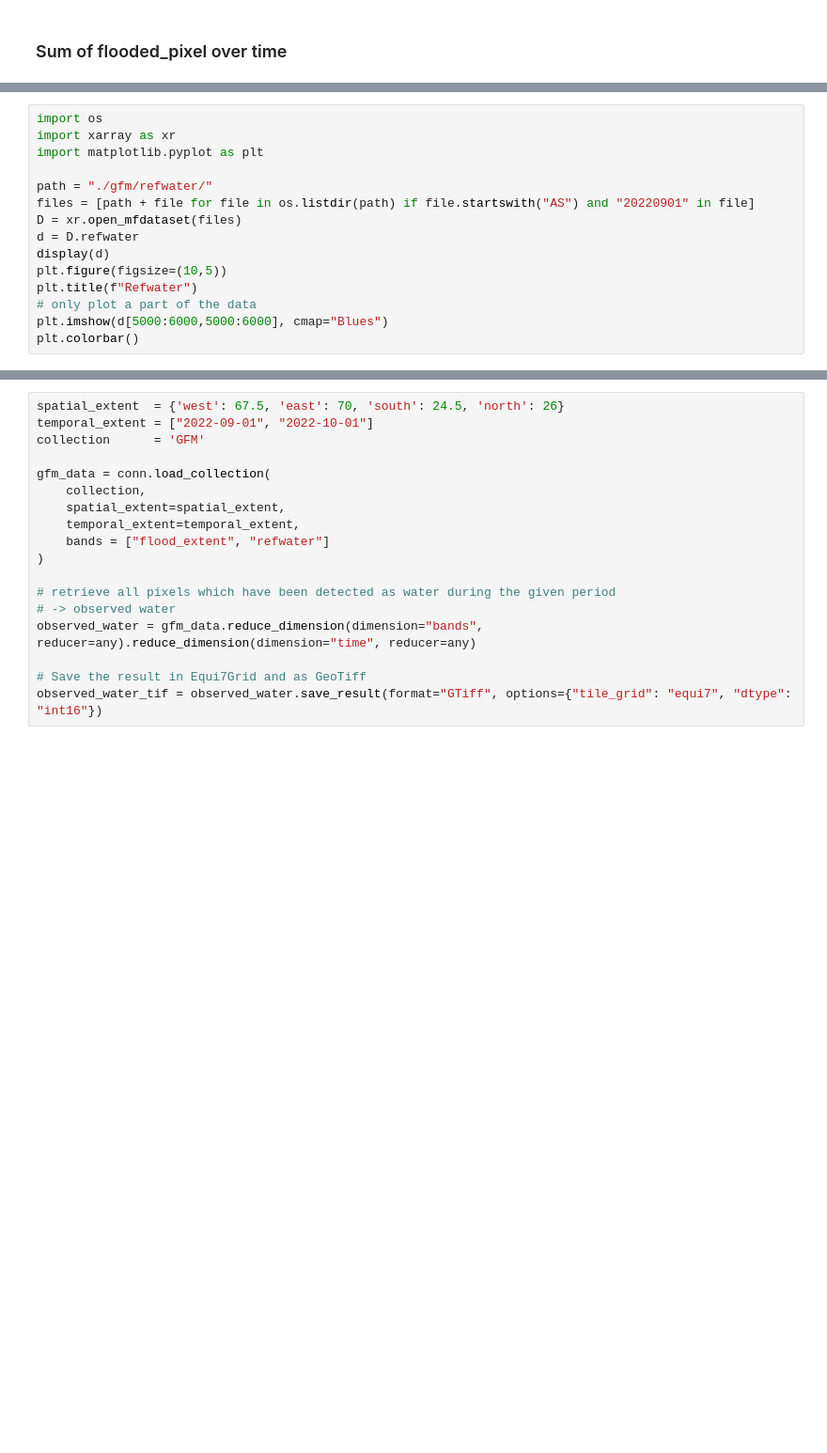
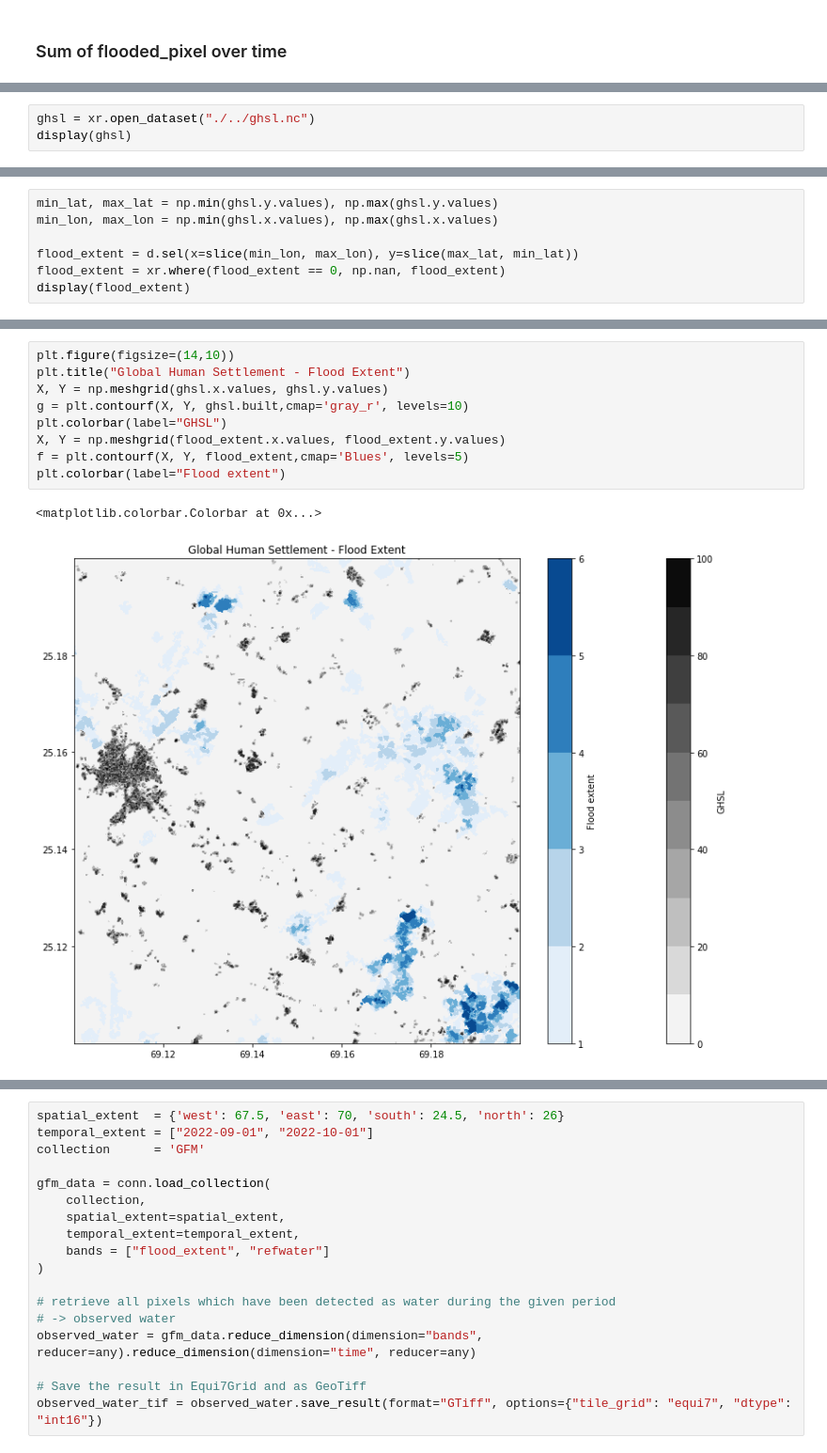
Before and after one commit to eodcgmbh/openeo-examples, a Jupyter notebook: UCs/UC11.ipynb, the cells around one changed output, grey strips where cells are left out. Shown: that part at 94% size. Cells and saved outputs as stored; diff of their text form; blank space fills up the shorter version.

Commit message:
update flood notebook

```diff
--- a/UCs/UC11.ipynb
+++ b/UCs/UC11.ipynb
@@ -87,15 +120,0 @@ results.download_files("./gfm/refwater/")
-# %%
-import os
-import xarray as xr
-import matplotlib.pyplot as plt
-
-path = "./gfm/refwater/"
-files = [path + file for file in os.listdir(path) if file.startswith("AS") and "20220901" in file]
-D = xr.open_mfdataset(files)
-d = D.refwater
-display(d)
-plt.figure(figsize=(10,5))
-plt.title(f"Refwater")
-# only plot a part of the data
-plt.imshow(d[5000:6000,5000:6000], cmap="Blues")
-plt.colorbar()
@@ -101,0 +127,3 @@ plt.colorbar()
+# %%
+ghsl = xr.open_dataset("./../ghsl.nc")
+display(ghsl)
@@ -101,0 +140,7 @@ plt.colorbar()
+# %%
+min_lat, max_lat = np.min(ghsl.y.values), np.max(ghsl.y.values)
+min_lon, max_lon = np.min(ghsl.x.values), np.max(ghsl.x.values)
+
+flood_extent = d.sel(x=slice(min_lon, max_lon), y=slice(max_lat, min_lat))
+flood_extent = xr.where(flood_extent == 0, np.nan, flood_extent)
+display(flood_extent)
@@ -102,2 +172,14 @@ plt.colorbar()
+# %%
+plt.figure(figsize=(14,10))
+plt.title("Global Human Settlement - Flood Extent")
+X, Y = np.meshgrid(ghsl.x.values, ghsl.y.values)
+g = plt.contourf(X, Y, ghsl.built,cmap='gray_r', levels=10)
+plt.colorbar(label="GHSL")
+X, Y = np.meshgrid(flood_extent.x.values, flood_extent.y.values)
+f = plt.contourf(X, Y, flood_extent,cmap='Blues', levels=5)
+plt.colorbar(label="Flood extent")
+# %% [output]
+<matplotlib.colorbar.Colorbar at 0x...>
+[figure, added]
 # %% [markdown]
 ### Observed water (flood_extent + refwater)
```
Also changed, not shown: parts of 22 cells of this notebook, 1 other file.
